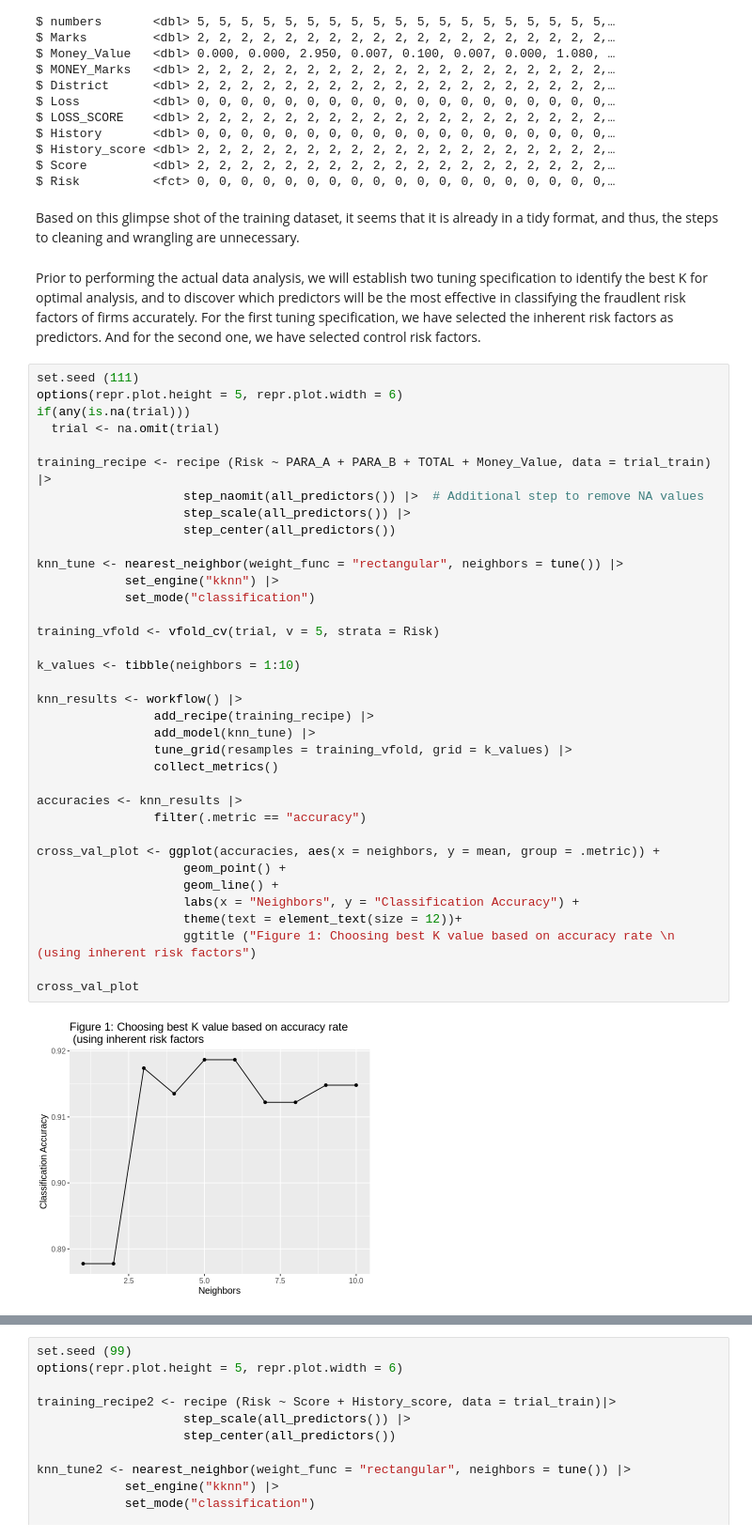
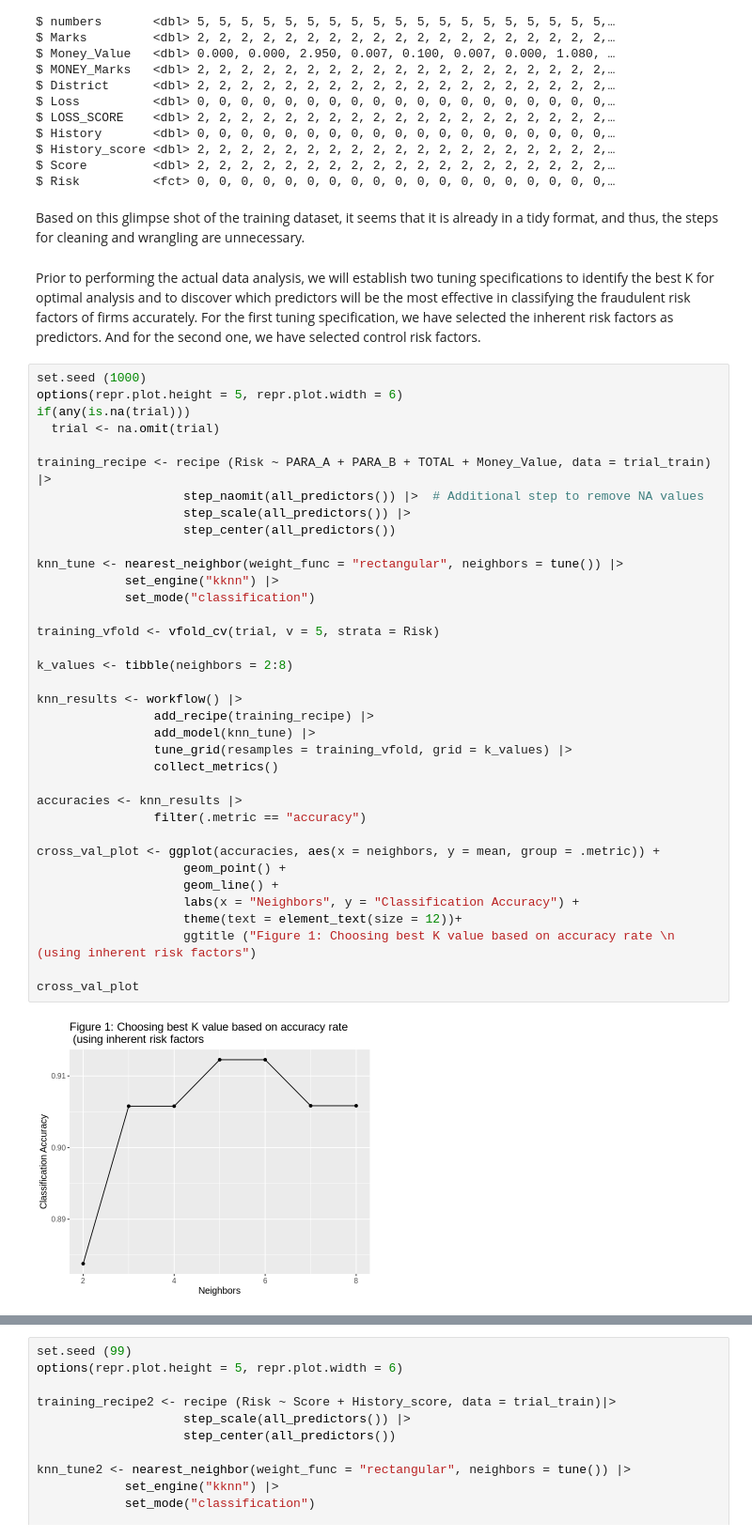
Before and after one commit to sgvjlee23/DSCI1002023SGroup6, a Jupyter notebook: audit_project_report.ipynb, the cells around one changed output, grey strips where cells are left out. Shown at 94% size. Drawn from its saved outputs; the diff is of its cells as text.

Commit message:
New update
new graphs, citations, and descriptions

```diff
--- a/audit_project_report.ipynb
+++ b/audit_project_report.ipynb
@@ -86,11 +86,11 @@ $ History_score <dbl> 2, 2, 2, 2, 2, 2, 2, 2, 2, 2, 2, 2, 2, 2, 2, 2, 2, 2, 2,
 $ Score         <dbl> 2, 2, 2, 2, 2, 2, 2, 2, 2, 2, 2, 2, 2, 2, 2, 2, 2, 2, 2,…
 $ Risk          <fct> 0, 0, 0, 0, 0, 0, 0, 0, 0, 0, 0, 0, 0, 0, 0, 0, 0, 0, 0,…
 # %% [markdown]
-Based on this glimpse shot of the training dataset, it seems that it is already in a tidy format, and thus, the steps to cleaning and wrangling are unnecessary.
+Based on this glimpse shot of the training dataset, it seems that it is already in a tidy format, and thus, the steps for cleaning and wrangling are unnecessary.
 # %% [markdown]
-Prior to performing the actual data analysis, we will establish two tuning specification to identify the best K for optimal analysis, and to discover which predictors will be the most effective in classifying the fraudlent risk factors of firms accurately. For the first tuning specification, we have selected the inherent risk factors as predictors. And for the second one, we have selected control risk factors.
+Prior to performing the actual data analysis, we will establish two tuning specifications to identify the best K for optimal analysis and to discover which predictors will be the most effective in classifying the fraudulent risk factors of firms accurately. For the first tuning specification, we have selected the inherent risk factors as predictors. And for the second one, we have selected control risk factors.
 # %%
-set.seed (111)
+set.seed (1000)
 options(repr.plot.height = 5, repr.plot.width = 6)
 if(any(is.na(trial)))
   trial <- na.omit(trial)
@@ -98,35 +98,35 @@ if(any(is.na(trial)))
 training_recipe <- recipe (Risk ~ PARA_A + PARA_B + TOTAL + Money_Value, data = trial_train) |>
                     step_naomit(all_predictors()) |>  # Additional step to remove NA values
                     step_scale(all_predictors()) |>
                     step_center(all_predictors())
 
 knn_tune <- nearest_neighbor(weight_func = "rectangular", neighbors = tune()) |>
             set_engine("kknn") |>
             set_mode("classification")
 
 training_vfold <- vfold_cv(trial, v = 5, strata = Risk)
 
-k_values <- tibble(neighbors = 1:10)
+k_values <- tibble(neighbors = 2:8)
 
 knn_results <- workflow() |>
                 add_recipe(training_recipe) |>
                 add_model(knn_tune) |>
                 tune_grid(resamples = training_vfold, grid = k_values) |>
                 collect_metrics()
 
 accuracies <- knn_results |>
                 filter(.metric == "accuracy")
 
 cross_val_plot <- ggplot(accuracies, aes(x = neighbors, y = mean, group = .metric)) +
                     geom_point() +
                     geom_line() +
                     labs(x = "Neighbors", y = "Classification Accuracy") +
                     theme(text = element_text(size = 12))+
                     ggtitle ("Figure 1: Choosing best K value based on accuracy rate \n (using inherent risk factors")
 
 cross_val_plot
 # %% [output]
-[figure, old version]
+[figure, new version]
 # %% [markdown]
 For the tuning specification for inherent risk factors, data standardization forms the first step of our analysis. This ensures fairness and uniformity by aligning all variables to a comparable scale. Following this, we create a classification recipe, a preparatory step that outlines how we'll transform the data for modeling.
 
```
Also changed, not shown: parts of 11 cells of this notebook.
